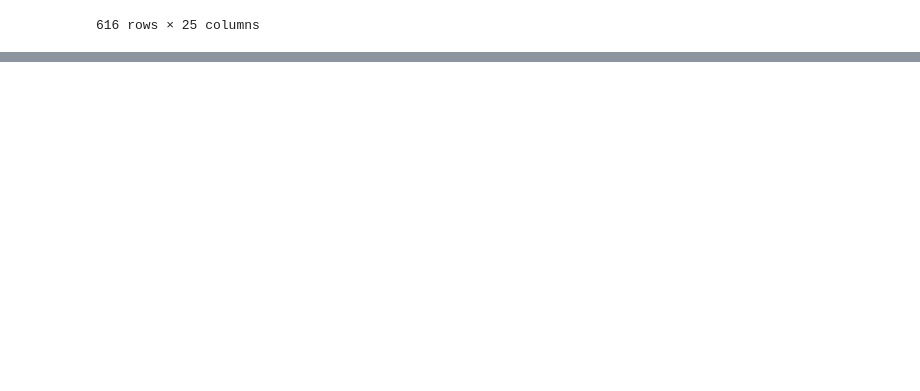
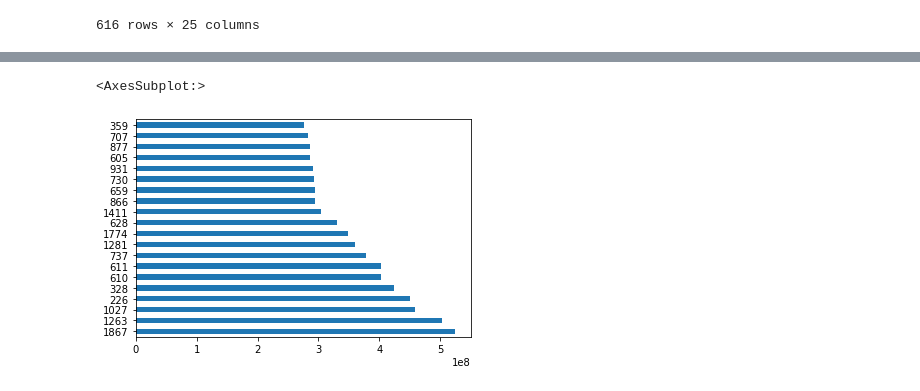
Before and after one commit to svdmaar/imdb, a Jupyter notebook: imdb01.ipynb, the cells around one changed output, grey strips where cells are left out. Drawn from its saved outputs; the diff is of its cells as text; code cells hidden in the pictures; blank space fills up the shorter version.

```diff
--- a/imdb01.ipynb
+++ b/imdb01.ipynb
@@ -522,0 +809,5 @@ movies.loc[movies["Genres"].str.contains("sci-fi", case=False)]
+# %%
+filtered_movies["Net Earnings"].head(20).plot(kind="barh")
+# %% [output]
+<AxesSubplot:>
+[figure, added]
```
Also changed, not shown: parts of 44 cells of this notebook.
